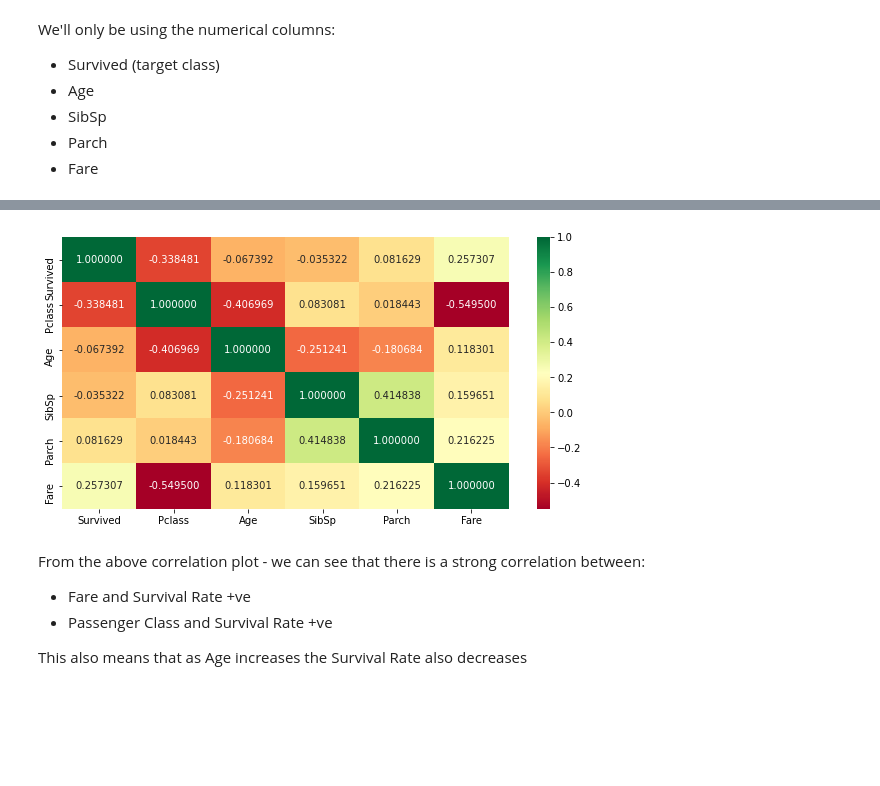
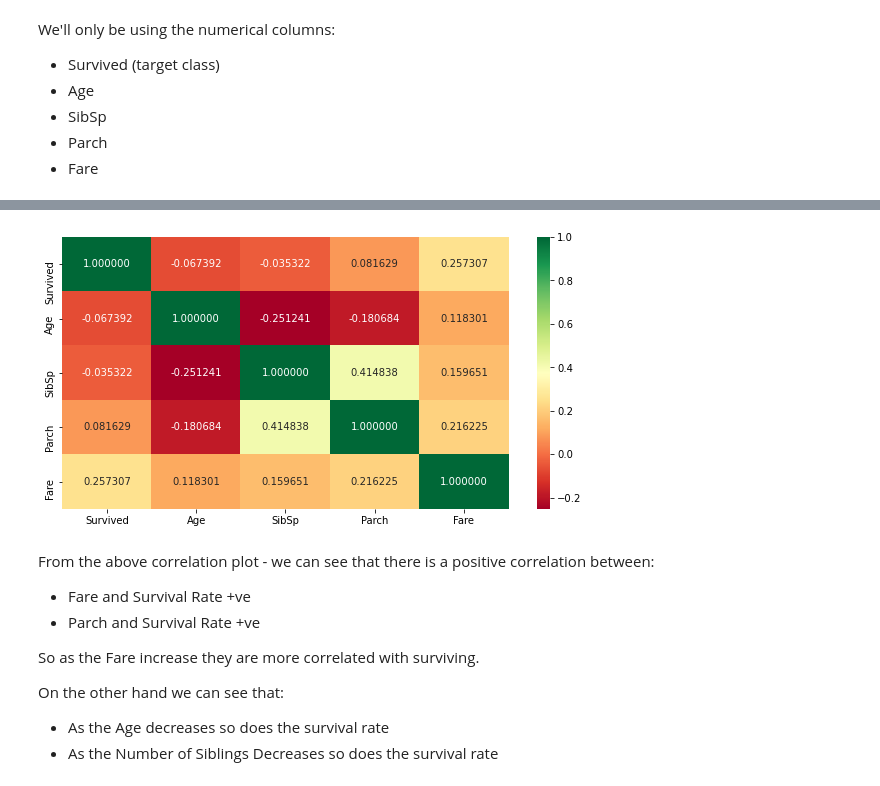
Before and after one commit to af2022/titanic_classifier_project, a Jupyter notebook: Notebooks/1_Exploratory_Data_Analysis.ipynb, the cells around one changed output, grey strips where cells are left out. Drawn from its saved outputs; the diff is of its cells as text; code cells hidden in the pictures; blank space fills up the shorter version.

```diff
--- a/Notebooks/1_Exploratory_Data_Analysis.ipynb
+++ b/Notebooks/1_Exploratory_Data_Analysis.ipynb
@@ -363,0 +362,5 @@ numerical_cols = ['']
+# %%
+numerical_cols = ['Survived', 'Age', 'SibSp', 'Parch', 'Fare']
+# %%
+corr = training_df[numerical_cols].corr()
+corr
@@ -364,13 +374,17 @@ numerical_cols = ['']
 # %%
 fig, ax = plt.subplots(figsize=(10, 5))
-corr = training_df.drop(labels = 'PassengerId', axis = 1).corr()
-sns.heatmap(corr, annot=True, fmt="f", cbar=True, cmap="RdYlGn")
+corr_plot = sns.heatmap(corr, annot=True, fmt="f", cbar=True, cmap="RdYlGn")
+corr_plot.get_figure().savefig("../Outputs/correlation_plot.png")
 plt.show();
 # %% [output]
-[figure, old version]
+[figure, new version]
 # %% [markdown]
-From the above correlation plot - we can see that there is a strong correlation between:
+From the above correlation plot - we can see that there is a positive correlation between:
 - Fare and Survival Rate +ve
-- Passenger Class and Survival Rate +ve
+- Parch and Survival Rate +ve
 
-This also means that as Age increases the Survival Rate also decreases
+So as the Fare increase they are more correlated with surviving.
+
+On the other hand we can see that:
+- As the Age decreases so does the survival rate
+- As the Number of Siblings Decreases so does the survival rate
```
Also changed, not shown: parts of 2 cells of this notebook, 1 other file.
